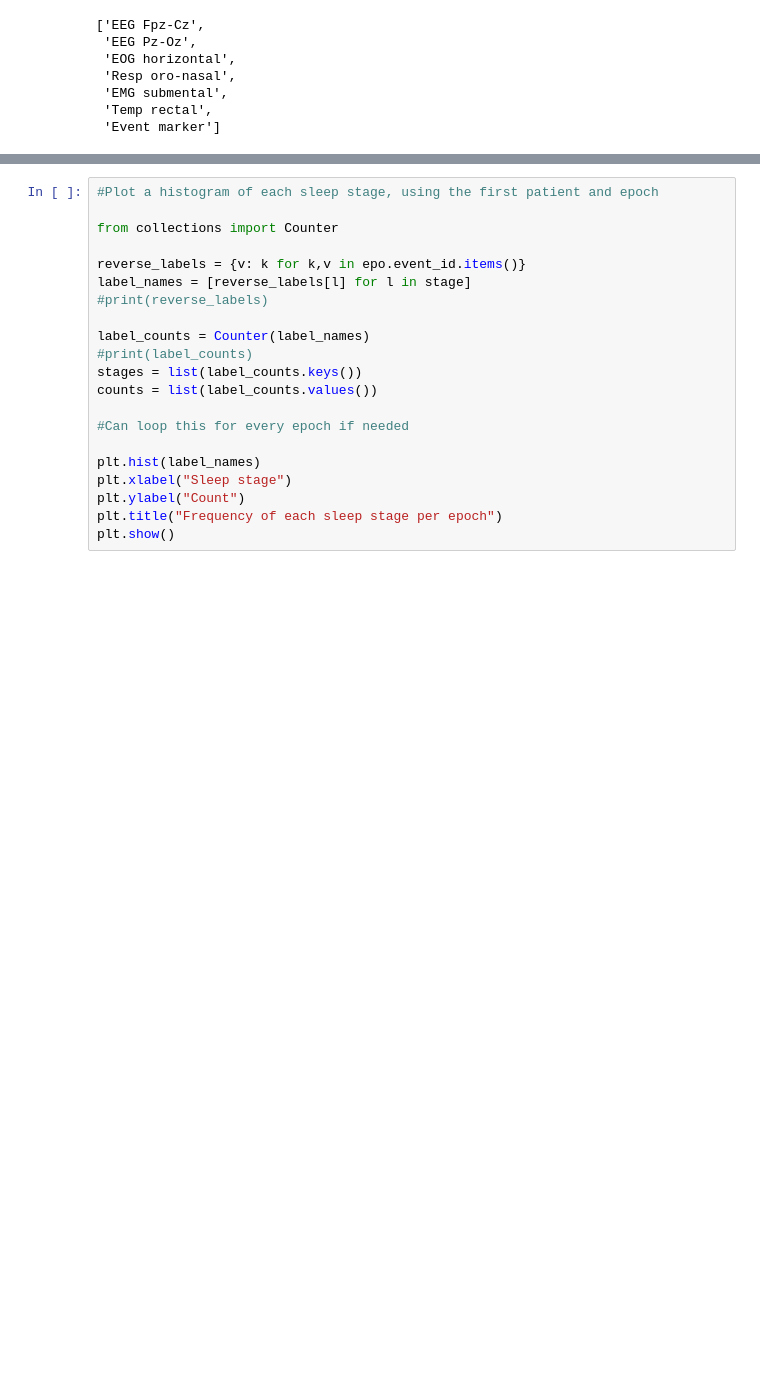
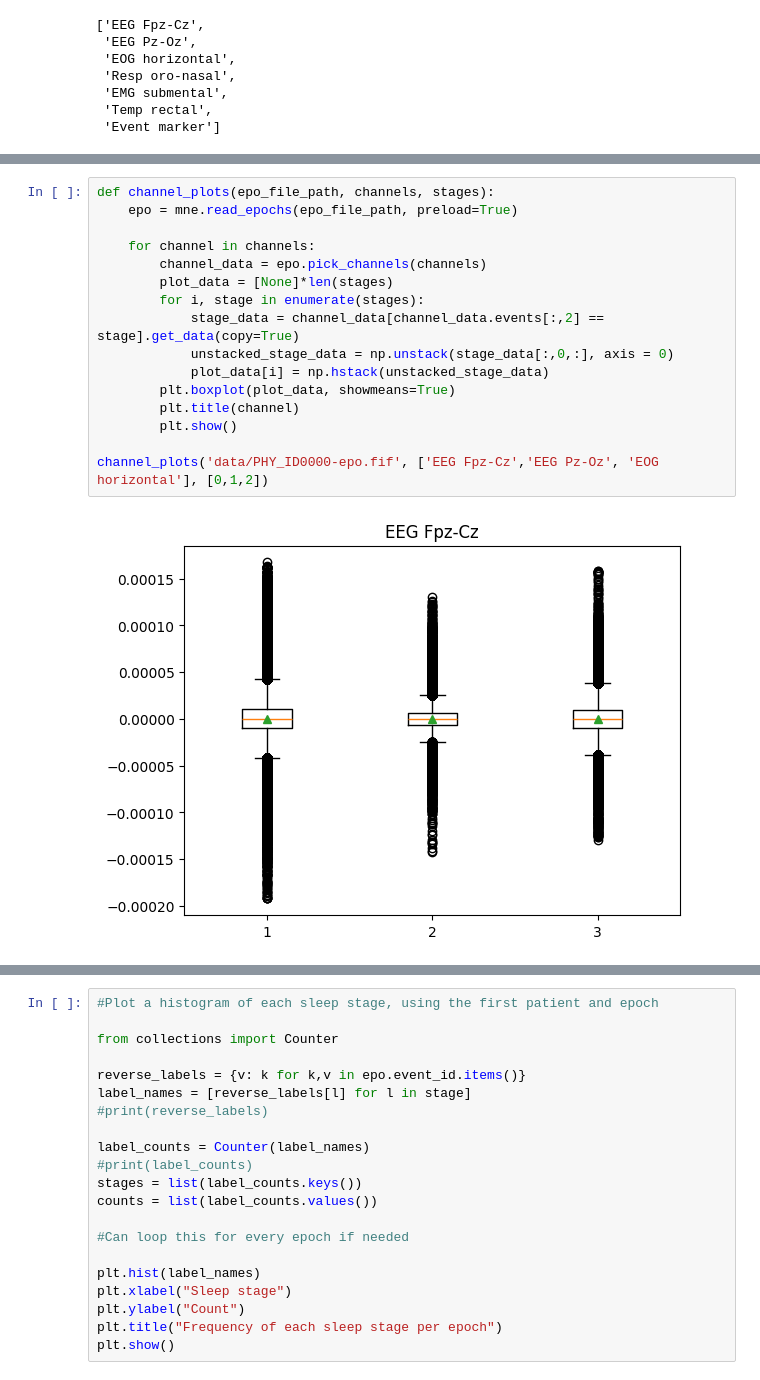
Before and after one commit to AdvPythonFS25/group_3_eeg, a Jupyter notebook: PSG.ipynb, the cells around one changed output, grey strips where cells are left out. Cells and saved outputs as stored; diff of their text form; blank space fills up the shorter version.

```diff
--- a/PSG.ipynb
+++ b/PSG.ipynb
@@ -70,0 +107,18 @@ epo.ch_names
+# %%
+def channel_plots(epo_file_path, channels, stages):
+    epo = mne.read_epochs(epo_file_path, preload=True)
+
+    for channel in channels:
+        channel_data = epo.pick_channels(channels)
+        plot_data = [None]*len(stages)
+        for i, stage in enumerate(stages):
+            stage_data = channel_data[channel_data.events[:,2] == stage].get_data(copy=True)
+            unstacked_stage_data = np.unstack(stage_data[:,0,:], axis = 0)
+            plot_data[i] = np.hstack(unstacked_stage_data)
+        plt.boxplot(plot_data, showmeans=True)
+        plt.title(channel)
+        plt.show()
+
+channel_plots('data/PHY_ID0000-epo.fif', ['EEG Fpz-Cz','EEG Pz-Oz', 'EOG horizontal'], [0,1,2])
+# %% [output]
+[figure, added]
```
Also changed, not shown: parts of 7 cells of this notebook.
